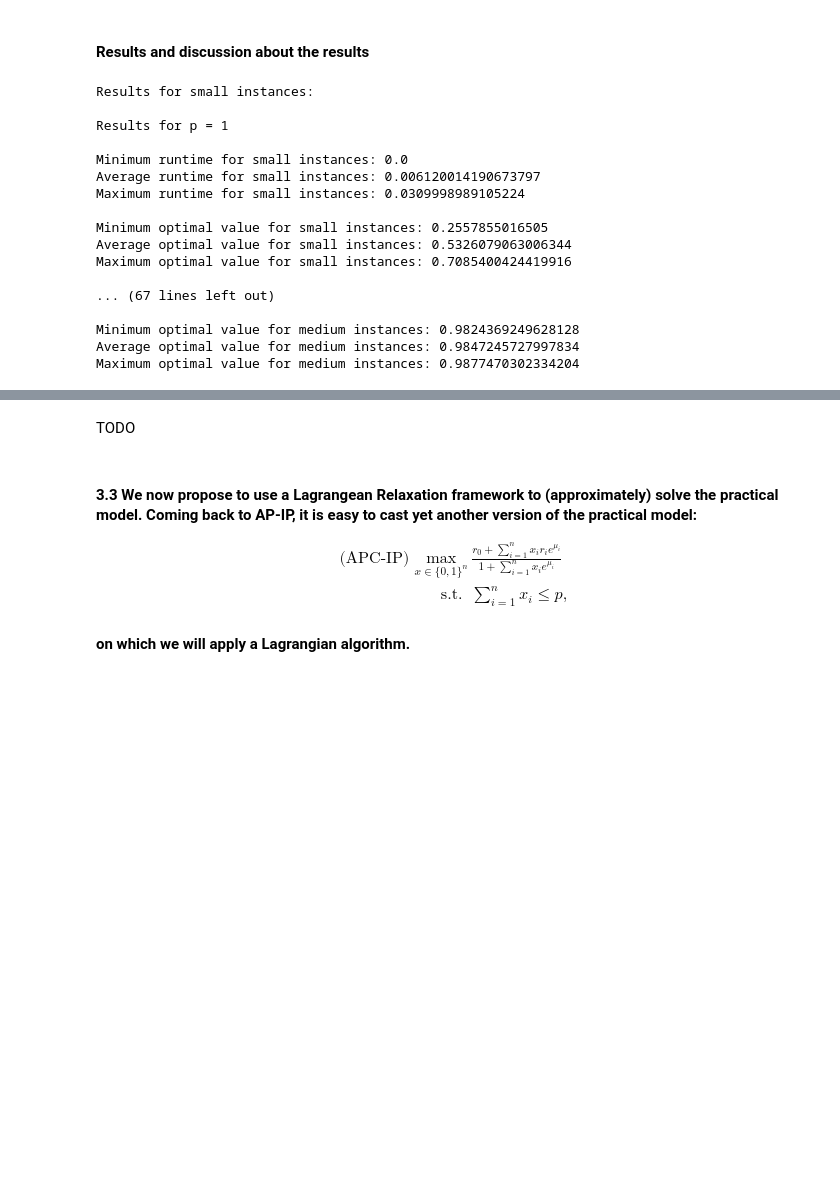
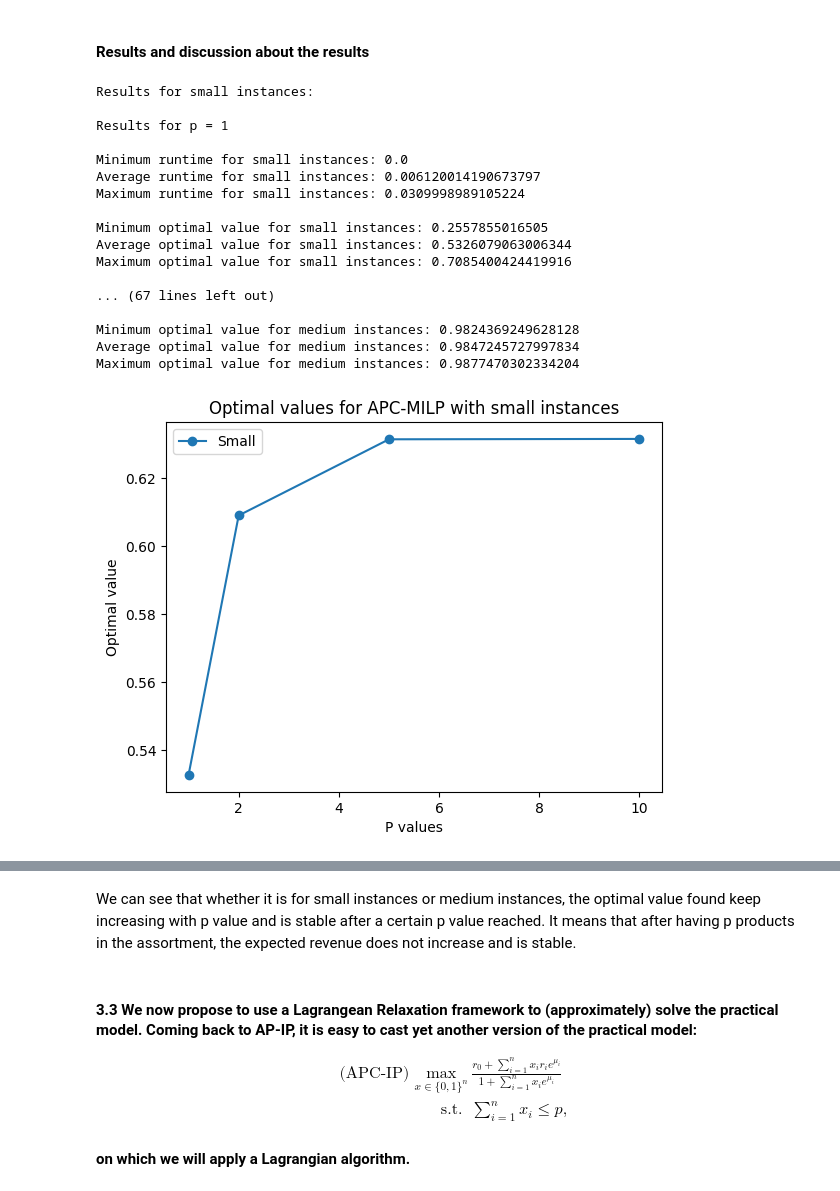
Before and after one commit to yelmokht/assortment-planning-problem, a Jupyter notebook: notebook.ipynb, the cells around one changed output, grey strips where cells are left out. Saved outputs shown, nothing was run; the diff lists cells and outputs as text; code cells hidden in the pictures; blank space fills up the shorter version.

```diff
--- a/notebook.ipynb
+++ b/notebook.ipynb
@@ -1259,25 +1226,59 @@ def print_results_apc_milp(instance_type, n):
         print(f"Average optimal value for {instance_type} instances:", df['Optimal_Value'].mean())
         print(f"Maximum optimal value for {instance_type} instances:", df['Optimal_Value'].max())
         print()
+
+def plot_optimal_values_milp():
+    df_small_1 = pd.read_csv("results/APC_MILP/small_p_1.csv")
+    df_small_2 = pd.read_csv("results/APC_MILP/small_p_2.csv")
+    df_small_5 = pd.read_csv("results/APC_MILP/small_p_5.csv")
+    df_small_10 = pd.read_csv("results/APC_MILP/small_p_10.csv")
+
+    df_medium_1 = pd.read_csv("results/APC_MILP/medium_p_1.csv")
+    df_medium_1000 = pd.read_csv("results/APC_MILP/medium_p_1000.csv")
+    df_medium_2500 = pd.read_csv("results/APC_MILP/medium_p_2500.csv")
+    df_medium_5000 = pd.read_csv("results/APC_MILP/medium_p_5000.csv")
+
+    p_values_small = [1, 10 // 5, 10 // 2, 10]
+    p_values_medium = [1, 5000 // 5, 5000 // 2, 5000]
+
+    values_small = [df_small_1['Optimal_Value'].mean(), df_small_2['Optimal_Value'].mean(), df_small_5['Optimal_Value'].mean(), df_small_10['Optimal_Value'].mean()]
+    values_medium = [df_medium_1['Optimal_Value'].mean(), df_medium_1000['Optimal_Value'].mean(), df_medium_2500['Optimal_Value'].mean(), df_medium_5000['Optimal_Value'].mean()]
+
+    plt.plot(p_values_small, values_small, marker='o', label='Small')
+    plt.xlabel('P values')
+    plt.ylabel('Optimal value')
+    plt.title('Optimal values for APC-MILP with small instances')
+    plt.legend()
+    plt.show()
+
+    plt.plot(p_values_medium, values_medium, marker='o', label='Medium')
+    plt.xlabel('P values')
+    plt.ylabel('Optimal value')
+    plt.title('Optimal values for APC-MILP with medium instances')
+    plt.legend()
+    plt.show()
 # %%
 print_results_apc_milp("small", 10)
 print_results_apc_milp("medium", 5000)
 # print_results_apc_milp("large", 1000000)
+
+plot_optimal_values_milp()
 # %% [output]
 Results for small instances:
 
 Results for p = 1
 
 Minimum runtime for small instances: 0.0
 Average runtime for small instances: 0.006120014190673797
 Maximum runtime for small instances: 0.0309998989105224
 
 Minimum optimal value for small instances: 0.2557855016505
 Average optimal value for small instances: 0.5326079063006344
 Maximum optimal value for small instances: 0.7085400424419916
 
 ... (67 lines left out)
 
 Minimum optimal value for medium instances: 0.9824369249628128
 Average optimal value for medium instances: 0.9847245727997834
 Maximum optimal value for medium instances: 0.9877470302334204
+[figure, added]
@@ -1284,5 +1286,5 @@ Maximum optimal value for medium instances: 0.9877470302334204
-# %% [markdown]
-TODO
+# %% [markdown]
+We can see that whether it is for small instances or medium instances, the optimal value found keep increasing with p value and is stable after a certain p value reached. It means that after having p products in the assortment, the expected revenue does not increase and is stable.
 # %% [markdown]
 #### 3.3 We now propose to use a Lagrangean Relaxation framework to (approximately) solve the practical model. Coming back to AP-IP, it is easy to cast yet another version of the practical model:
 
```
Also changed, not shown: parts of 40 cells of this notebook.
